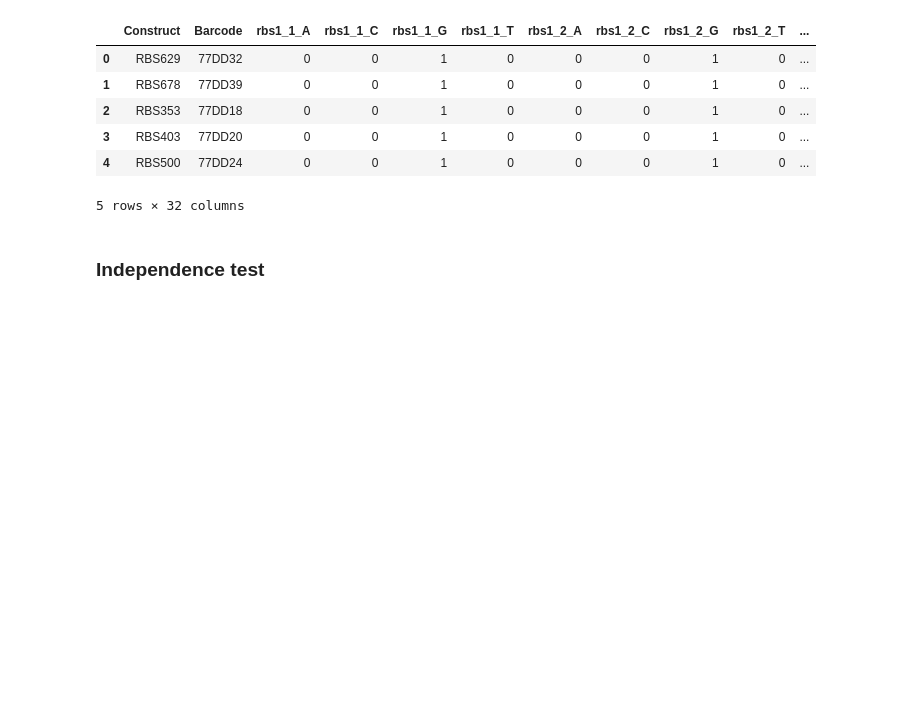
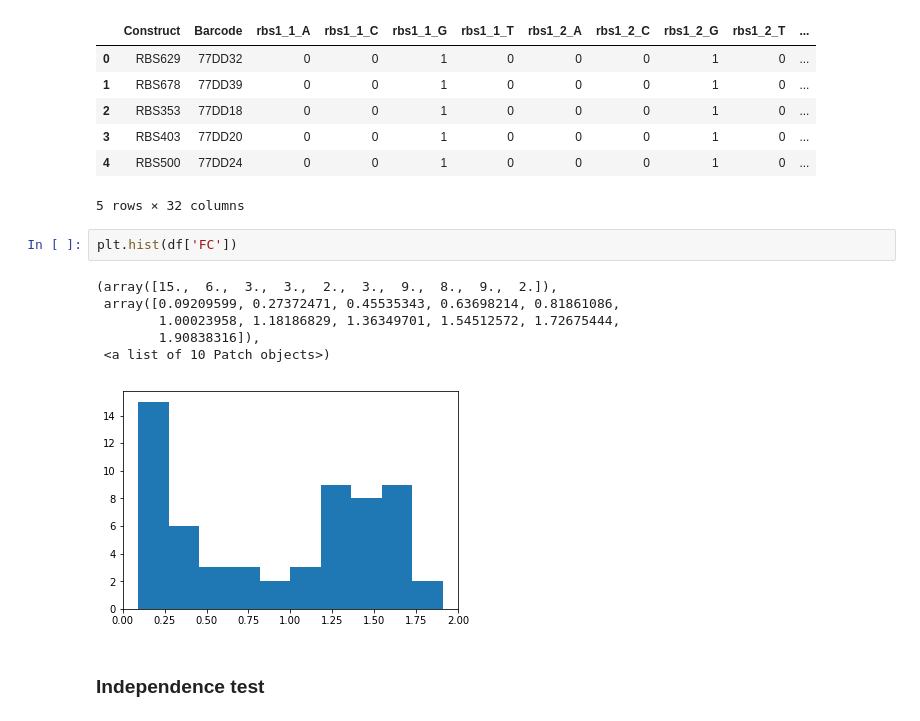
Before and after one commit to chengsoonong/eheye, a Jupyter notebook: SynBio/gpucb_bio.ipynb, the cells around one changed output. Saved outputs shown, nothing was run; the diff lists cells and outputs as text; blank space fills up the shorter version.

```diff
--- a/SynBio/gpucb_bio.ipynb
+++ b/SynBio/gpucb_bio.ipynb
@@ -28,6 +26,15 @@ df.head()
 | 3 | RBS403 | 77DD20 | 0 | 0 | 1 | 0 | 0 | 0 | 1 | 0 | ... |
 | 4 | RBS500 | 77DD24 | 0 | 0 | 1 | 0 | 0 | 0 | 1 | 0 | ... |
 5 rows × 32 columns
+# %%
+plt.hist(df['FC'])
+# %% [output]
+(array([15.,  6.,  3.,  3.,  2.,  3.,  9.,  8.,  9.,  2.]),
+ array([0.09209599, 0.27372471, 0.45535343, 0.63698214, 0.81861086,
+        1.00023958, 1.18186829, 1.36349701, 1.54512572, 1.72675444,
+        1.90838316]),
+ <a list of 10 Patch objects>)
+[figure, added]
 # %% [markdown]
 ### Independence test
 # %%
```
Also changed, not shown: parts of 6 cells of this notebook, 36 other files.
